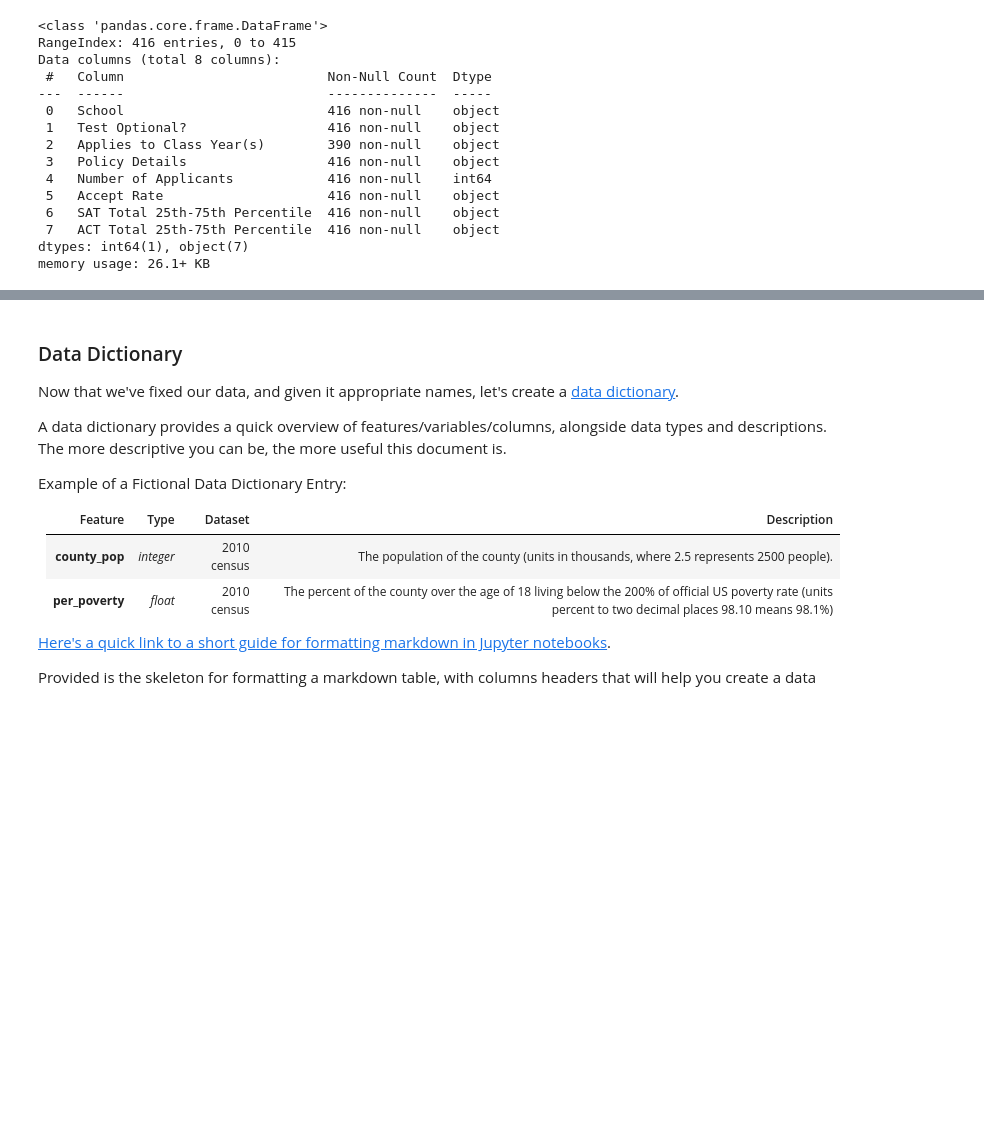
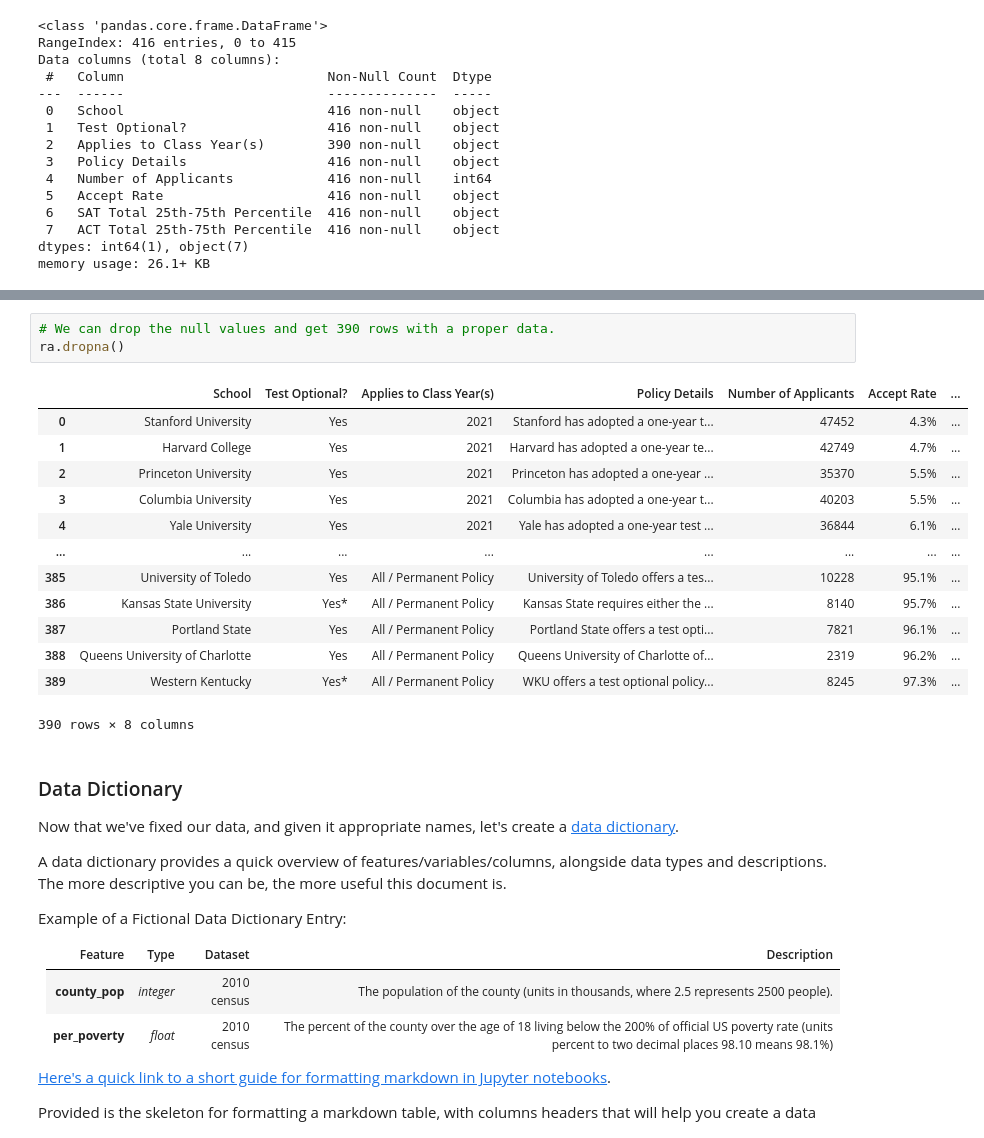
Before and after one commit to khbk/Standardized-Test-Analysis, a Jupyter notebook: code/starter-code.ipynb, the cells around one changed output, grey strips where cells are left out. Cells and saved outputs as stored; diff of their text form; blank space fills up the shorter version.

```diff
--- a/code/starter-code.ipynb
+++ b/code/starter-code.ipynb
@@ -199,3 +250,20 @@ memory usage: 26.1+ KB
+# %%
+# We can drop the null values and get 390 rows with a proper data.
+ra.dropna()
+# %% [output]
+|  | School | Test Optional? | Applies to Class Year(s) | Policy Details | Number of Applicants | Accept Rate | ... |
+| 0 | Stanford University | Yes | 2021 | Stanford has adopted a one-year t... | 47452 | 4.3% | ... |
+| 1 | Harvard College | Yes | 2021 | Harvard has adopted a one-year te... | 42749 | 4.7% | ... |
+| 2 | Princeton University | Yes | 2021 | Princeton has adopted a one-year ... | 35370 | 5.5% | ... |
+| 3 | Columbia University | Yes | 2021 | Columbia has adopted a one-year t... | 40203 | 5.5% | ... |
+| 4 | Yale University | Yes | 2021 | Yale has adopted a one-year test ... | 36844 | 6.1% | ... |
+| ... | ... | ... | ... | ... | ... | ... | ... |
+| 385 | University of Toledo | Yes | All / Permanent Policy | University of Toledo offers a tes... | 10228 | 95.1% | ... |
+| 386 | Kansas State University | Yes* | All / Permanent Policy | Kansas State requires either the ... | 8140 | 95.7% | ... |
+| 387 | Portland State | Yes | All / Permanent Policy | Portland State offers a test opti... | 7821 | 96.1% | ... |
+| 388 | Queens University of Charlotte | Yes | All / Permanent Policy | Queens University of Charlotte of... | 2319 | 96.2% | ... |
+| 389 | Western Kentucky | Yes* | All / Permanent Policy | WKU offers a test optional policy... | 8245 | 97.3% | ... |
+390 rows × 8 columns
 # %% [markdown]
 ### Data Dictionary
 
```
Also changed, not shown: parts of 4 cells of this notebook.
